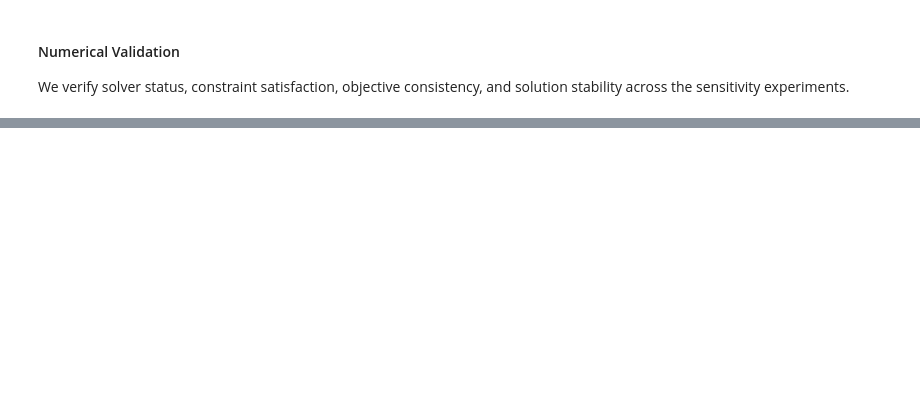
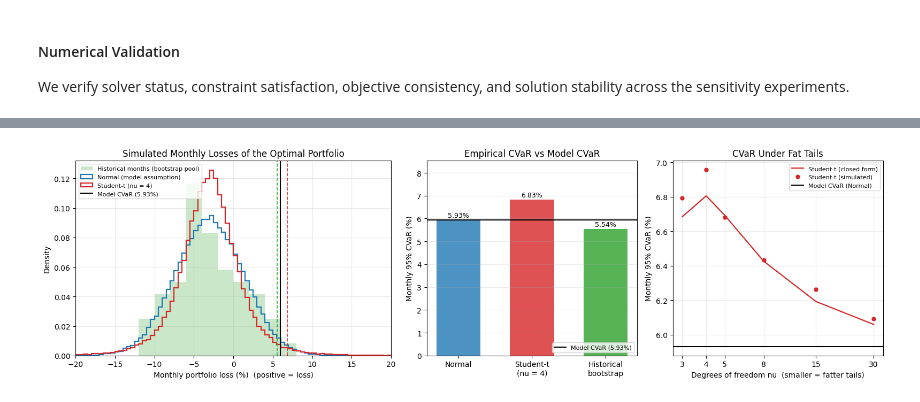
Before and after one commit to ma-benjamin/IEOR4004-Optimization-Project, a Jupyter notebook: model.ipynb, the cells around one changed output, grey strips where cells are left out. Drawn from its saved outputs; the diff is of its cells as text; code cells hidden in the pictures; blank space fills up the shorter version.

```diff
--- a/model.ipynb
+++ b/model.ipynb
@@ -597,0 +737,18 @@ Maximum solver MIP gap: 0.000002
+# %%
+nu_values = [3, 4, 5, 8, 15, 30]
+tail_rows = []
+Z_common = rng.standard_normal((n_sims, n)) @ L_chol.T   # same Normal draws for every nu
+for nu_i in nu_values:
+    X = mu + Z_common * np.sqrt((nu_i - 2) / rng.chisquare(nu_i, n_sims))[:, None]
+    stats_i = loss_statistics(X @ w_star, alpha)
+    q_i = student_t.ppf(alpha, nu_i)
+    closed_i = -mu_p + sigma_p * np.sqrt((nu_i - 2) / nu_i) * student_t.pdf(q_i, nu_i) / (1 - alpha) * (nu_i + q_i ** 2) / (nu_i - 1)
+    tail_rows.append({"nu": nu_i,
+                      "Empirical CVaR 95%": stats_i["Empirical CVaR 95%"],
+                      "Closed-form CVaR 95%": closed_i,
+                      "Ratio to Model CVaR": closed_i / model_cvar})
+tail_df = pd.DataFrame(tail_rows)
+print(tail_df.to_string(index=False, formatters={"Empirical CVaR 95%": "{:.3%}".format,
+                                                 "Closed-form CVaR 95%": "{:.3%}".format,
+                                                 "Ratio to Model CVaR": "{:.3f}".format}))
+tail_df.to_csv("monte_carlo_tail_sensitivity.csv", index=False)
@@ -597,0 +767,59 @@ Maximum solver MIP gap: 0.000002
+# %%
+import matplotlib.pyplot as plt
+
+colors = {"Normal (model assumption)": "tab:blue", f"Student-t (nu = {nu})": "tab:red", "Historical bootstrap": "tab:green"}
+fig, axes = plt.subplots(1, 3, figsize=(16, 4.6), gridspec_kw={"width_ratios": [1.5, 1, 1]})
+
+# Left: loss distributions
+ax = axes[0]
+bins = np.arange(-20, 20.5, 0.5)
+hist_portfolio_losses = -100 * (hist_returns @ w_star)
+ax.hist(hist_portfolio_losses, bins=np.arange(-20, 21, 2), density=True, color="tab:green", alpha=0.25,
+        label="Historical months (bootstrap pool)")
+for name in ["Normal (model assumption)", f"Student-t (nu = {nu})"]:
+    ax.hist(-100 * mc_portfolio_returns[name], bins=bins, density=True, histtype="step", linewidth=1.6,
+            color=colors[name], label=name)
+for name, cvar in zip(mc_df["Scenario"], mc_df["Empirical CVaR 95%"]):
+    ax.axvline(100 * cvar, color=colors[name], linestyle="--", linewidth=1.2)
+ax.axvline(100 * model_cvar, color="black", linewidth=1.5, label=f"Model CVaR ({model_cvar:.2%})")
+ax.set_xlim(-20, 20)
+ax.set_xlabel("Monthly portfolio loss (%)  (positive = loss)")
+ax.set_ylabel("Density")
+ax.set_title("Simulated Monthly Losses of the Optimal Portfolio")
+ax.legend(fontsize=8, loc="upper left")
+ax.grid(alpha=0.25)
+
+# Middle: empirical CVaR vs model CVaR
+ax = axes[1]
+labels = ["Normal", f"Student-t\n(nu = {nu})", "Historical\nbootstrap"]
+values = 100 * mc_df["Empirical CVaR 95%"].to_numpy()
+ax.bar(labels, values, color=[colors[nm] for nm in mc_df["Scenario"]], alpha=0.8, width=0.6)
+ax.axhline(100 * model_cvar, color="black", linewidth=1.5, label=f"Model CVaR ({model_cvar:.2%})")
+for x, v in enumerate(values):
+    ax.text(x, v + 0.12, f"{v:.2f}%", ha="center", fontsize=9)
+ax.set_ylim(0, values.max() * 1.25)
+ax.set_ylabel("Monthly 95% CVaR (%)")
+ax.set_title("Empirical CVaR vs Model CVaR")
+ax.legend(loc="lower right", fontsize=8)
+ax.grid(alpha=0.25, axis="y")
+
+# Right: tail-thickness sensitivity
+ax = axes[2]
+ax.plot(tail_df["nu"], 100 * tail_df["Closed-form CVaR 95%"], color="tab:red", linewidth=1.6, label="Student-t (closed form)")
+ax.plot(tail_df["nu"], 100 * tail_df["Empirical CVaR 95%"], "o", color="tab:red", markersize=5, label="Student-t (simulated)")
+ax.axhline(100 * model_cvar, color="black", linewidth=1.5, label="Model CVaR (Normal)")
+ax.set_xscale("log")
+ax.set_xticks(nu_values)
+ax.set_xticklabels(nu_values)
+ax.minorticks_off()
+ax.set_xlabel("Degrees of freedom nu  (smaller = fatter tails)")
+ax.set_ylabel("Monthly 95% CVaR (%)")
+ax.set_title("CVaR Under Fat Tails")
+ax.legend(fontsize=8)
+ax.grid(alpha=0.25)
+
+fig.tight_layout()
+fig.savefig("monte_carlo_cvar.png", dpi=200, bbox_inches="tight")
+plt.show()
+# %% [output]
+[figure, added]
```
Also changed, not shown: parts of 29 cells of this notebook, 5 other files.
